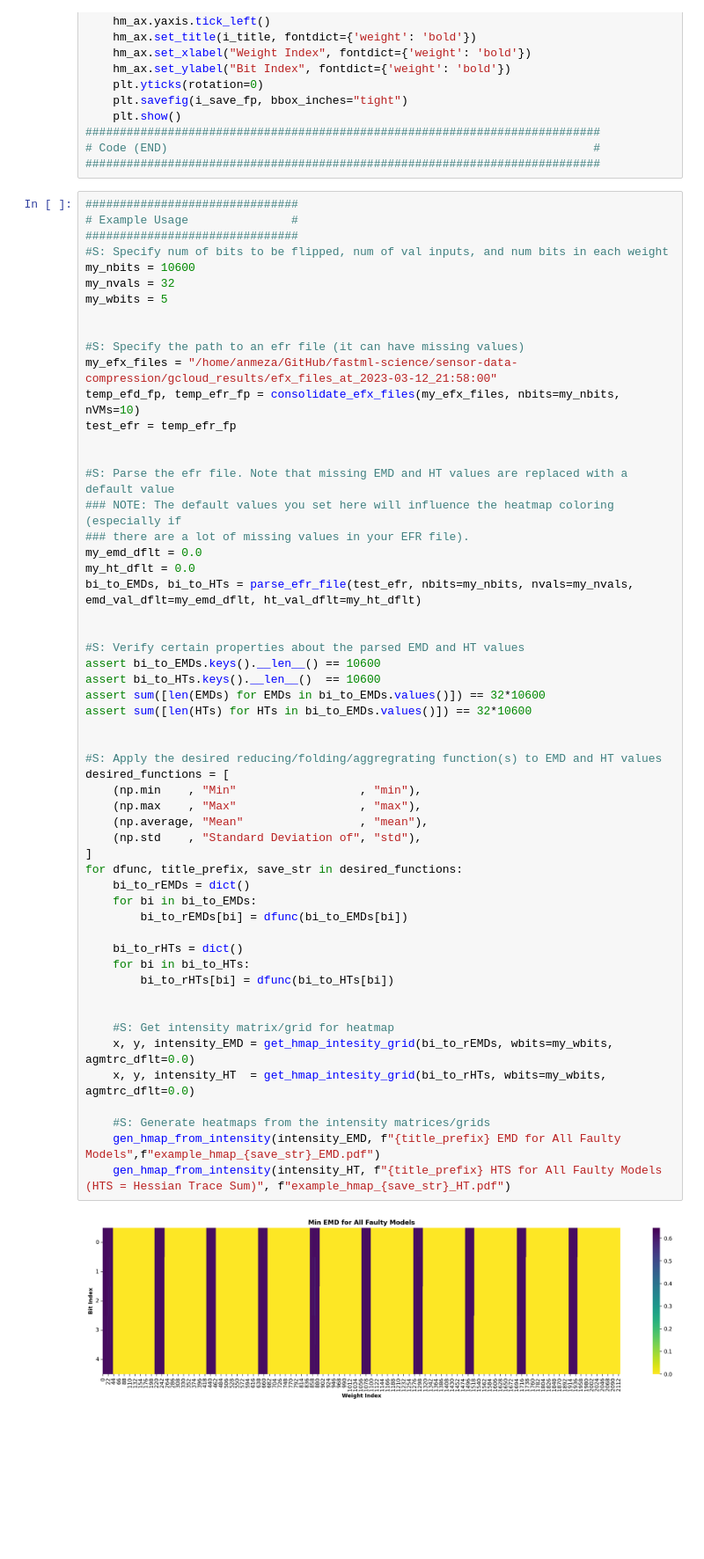
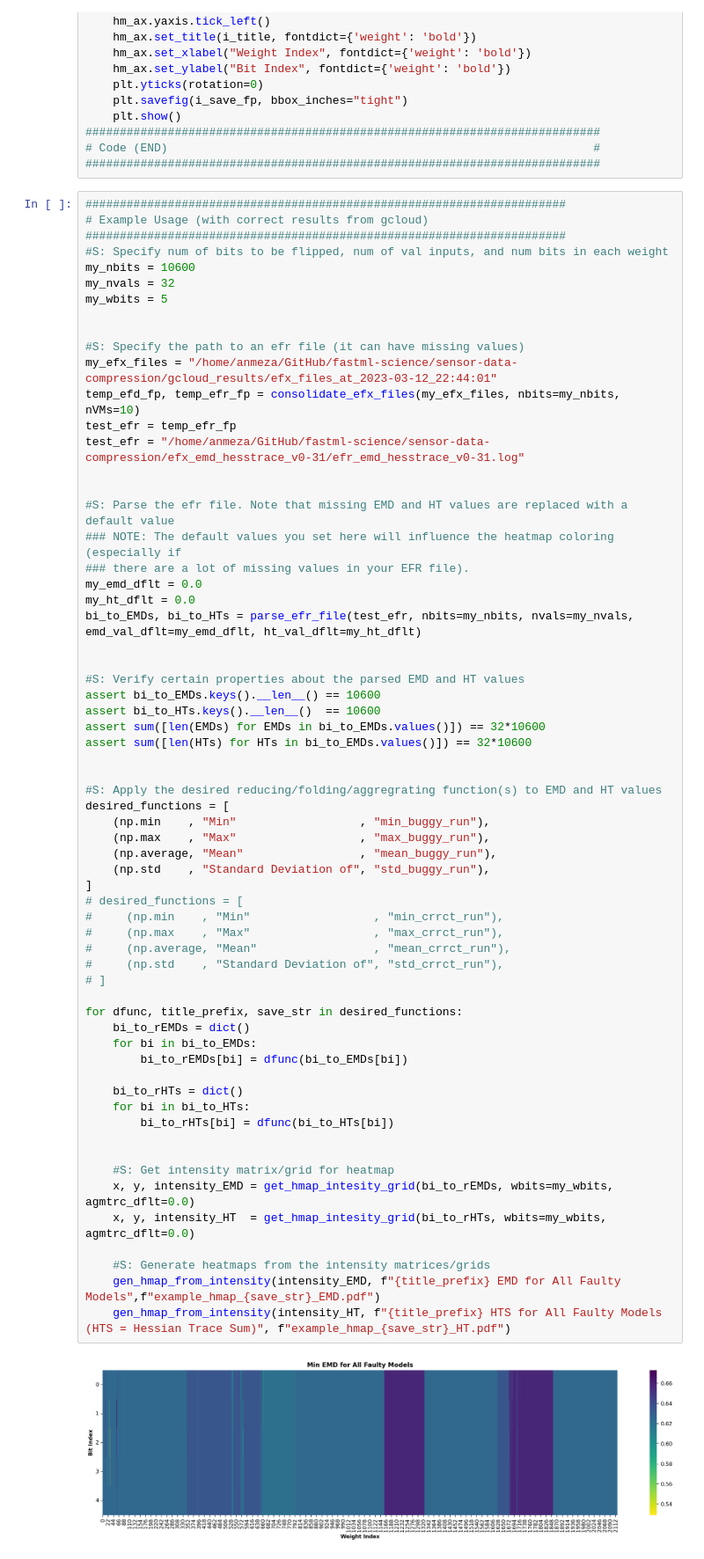
Before and after one commit to oliviaweng/fastml-science, a Jupyter notebook: sensor-data-compression/gen_plots_for_bit_flip_experiment.ipynb, the cells around one changed output. Shown at 88% size. Drawn from its saved outputs; the diff is of its cells as text; blank space fills up the shorter version.

Commit message:
Update plotting notebook

```diff
--- a/sensor-data-compression/gen_plots_for_bit_flip_experiment.ipynb
+++ b/sensor-data-compression/gen_plots_for_bit_flip_experiment.ipynb
@@ -124,9 +124,9 @@ def gen_hmap_from_intensity(i_intensity, i_title, i_save_fp):
 # Code (END)                                                              #
 ###########################################################################
 # %%
-###############################
-# Example Usage               #
-###############################
+######################################################################
+# Example Usage (with correct results from gcloud)
+######################################################################
 #S: Specify num of bits to be flipped, num of val inputs, and num bits in each weight
 my_nbits = 10600
 my_nvals = 32
@@ -134,9 +134,10 @@ my_wbits = 5
 
 
 #S: Specify the path to an efr file (it can have missing values)
-my_efx_files = "/home/anmeza/GitHub/fastml-science/sensor-data-compression/gcloud_results/efx_files_at_2023-03-12_21:58:00"
+my_efx_files = "/home/anmeza/GitHub/fastml-science/sensor-data-compression/gcloud_results/efx_files_at_2023-03-12_22:44:01"
 temp_efd_fp, temp_efr_fp = consolidate_efx_files(my_efx_files, nbits=my_nbits, nVMs=10)
 test_efr = temp_efr_fp
+test_efr = "/home/anmeza/GitHub/fastml-science/sensor-data-compression/efx_emd_hesstrace_v0-31/efr_emd_hesstrace_v0-31.log"
 
 
 #S: Parse the efr file. Note that missing EMD and HT values are replaced with a default value
@@ -148,35 +149,42 @@ bi_to_EMDs, bi_to_HTs = parse_efr_file(test_efr, nbits=my_nbits, nvals=my_nvals,
 
 
 #S: Verify certain properties about the parsed EMD and HT values
 assert bi_to_EMDs.keys().__len__() == 10600
 assert bi_to_HTs.keys().__len__()  == 10600
 assert sum([len(EMDs) for EMDs in bi_to_EMDs.values()]) == 32*10600
 assert sum([len(HTs) for HTs in bi_to_EMDs.values()]) == 32*10600
 
 
 #S: Apply the desired reducing/folding/aggregrating function(s) to EMD and HT values
 desired_functions = [
-    (np.min    , "Min"                  , "min"),
-    (np.max    , "Max"                  , "max"),
-    (np.average, "Mean"                 , "mean"),
-    (np.std    , "Standard Deviation of", "std"),
+    (np.min    , "Min"                  , "min_buggy_run"),
+    (np.max    , "Max"                  , "max_buggy_run"),
+    (np.average, "Mean"                 , "mean_buggy_run"),
+    (np.std    , "Standard Deviation of", "std_buggy_run"),
 ]
+# desired_functions = [
+#     (np.min    , "Min"                  , "min_crrct_run"),
+#     (np.max    , "Max"                  , "max_crrct_run"),
+#     (np.average, "Mean"                 , "mean_crrct_run"),
+#     (np.std    , "Standard Deviation of", "std_crrct_run"),
+# ]
+
 for dfunc, title_prefix, save_str in desired_functions:
     bi_to_rEMDs = dict()
     for bi in bi_to_EMDs:
         bi_to_rEMDs[bi] = dfunc(bi_to_EMDs[bi])
 
     bi_to_rHTs = dict()
     for bi in bi_to_HTs:
         bi_to_rHTs[bi] = dfunc(bi_to_HTs[bi])
 
 
     #S: Get intensity matrix/grid for heatmap
     x, y, intensity_EMD = get_hmap_intesity_grid(bi_to_rEMDs, wbits=my_wbits, agmtrc_dflt=0.0)
     x, y, intensity_HT  = get_hmap_intesity_grid(bi_to_rHTs, wbits=my_wbits, agmtrc_dflt=0.0)
 
     #S: Generate heatmaps from the intensity matrices/grids
     gen_hmap_from_intensity(intensity_EMD, f"{title_prefix} EMD for All Faulty Models",f"example_hmap_{save_str}_EMD.pdf")
     gen_hmap_from_intensity(intensity_HT, f"{title_prefix} HTS for All Faulty Models (HTS = Hessian Trace Sum)", f"example_hmap_{save_str}_HT.pdf")
 # %% [output]
-[figure, old version]
+[figure, new version]
```
Also changed, not shown: parts of 2 cells of this notebook.
